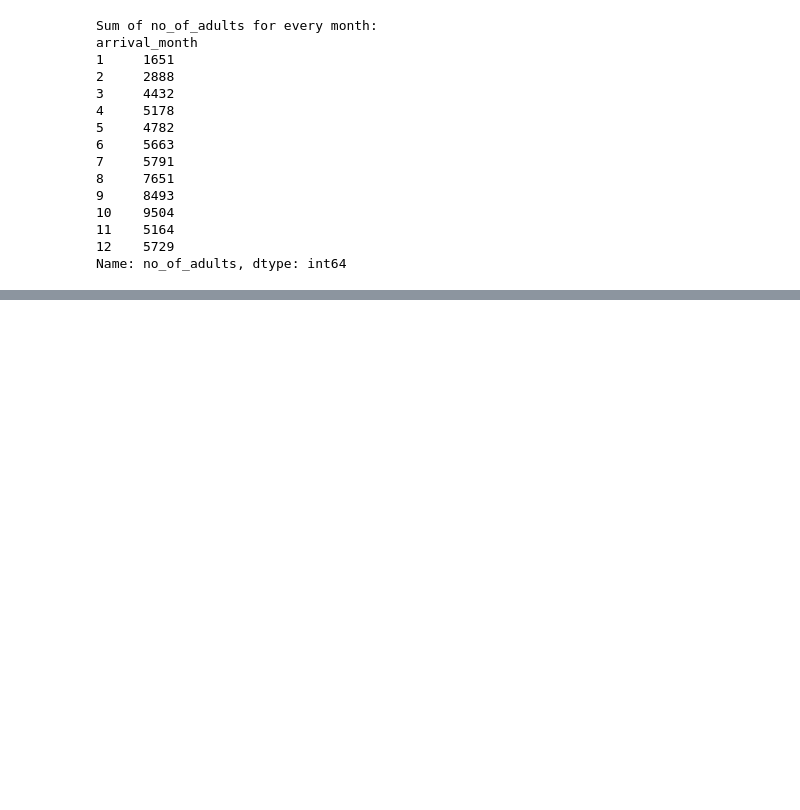
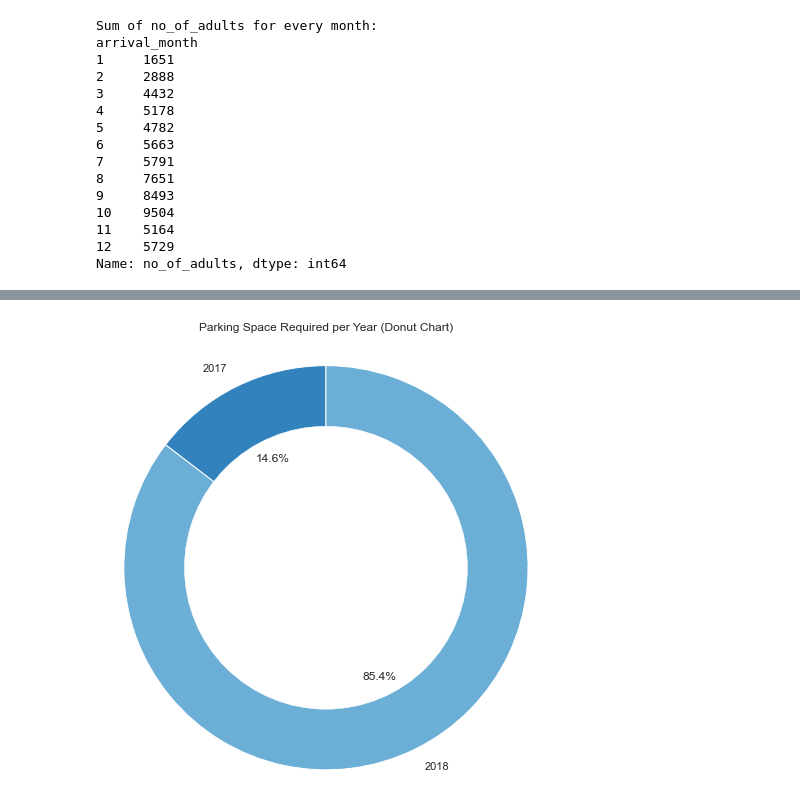
Before and after one commit to georgekalf/HotelReservations-ML, a Jupyter notebook: EDA.ipynb, the cells around one changed output, grey strips where cells are left out. Drawn from its saved outputs; the diff is of its cells as text; code cells hidden in the pictures; blank space fills up the shorter version.

```diff
--- a/EDA.ipynb
+++ b/EDA.ipynb
@@ -329 +386,25 @@ plt.show()
+# %%
+# number of required parking space per year
+parking_space_per_year = hotel_df.groupby('arrival_year')['required_car_parking_space'].sum()
+
+# creating figure for donut chart
+plt.figure(figsize=(8, 8))
+
+# calculating percentages
+parking_space_percentage = parking_space_per_year / parking_space_per_year.sum() * 100
+
+# plotting the donut chart
+plt.pie(parking_space_percentage, labels=parking_space_per_year.index, autopct='%1.1f%%', startangle=90, colors=plt.cm.tab20c.colors)
+
+# drawing a circle in the middle to make it a donut chart
+centre_circle = plt.Circle((0, 0), 0.7, color='white', linewidth=0.5)
+fig = plt.gcf()
+fig.gca().add_artist(centre_circle)
+
+# displaying the plot
+plt.title('Parking Space Required per Year (Donut Chart)', pad=20)
+plt.axis('equal')  # equal aspect ratio ensures that pie is drawn as a circle.
+plt.show()
+# %% [output]
+[figure, added]
 # %%
```
Also changed, not shown: parts of 27 cells of this notebook.
